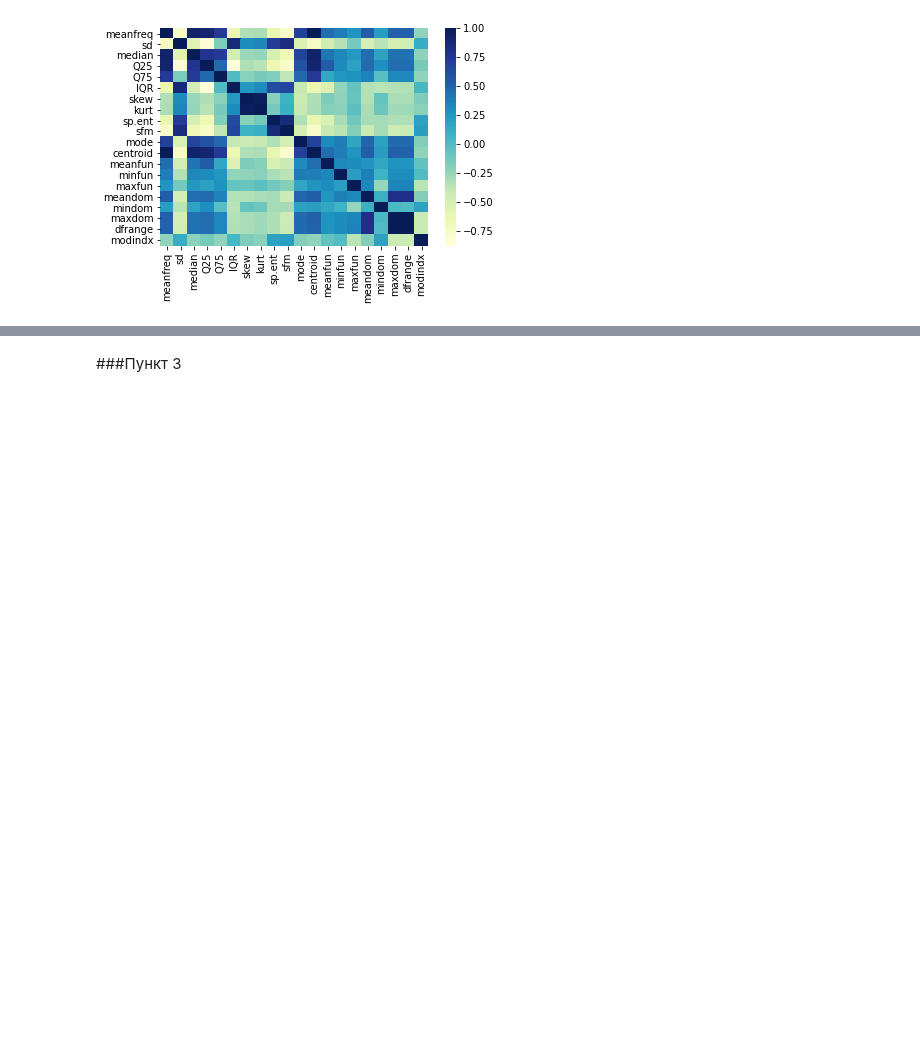
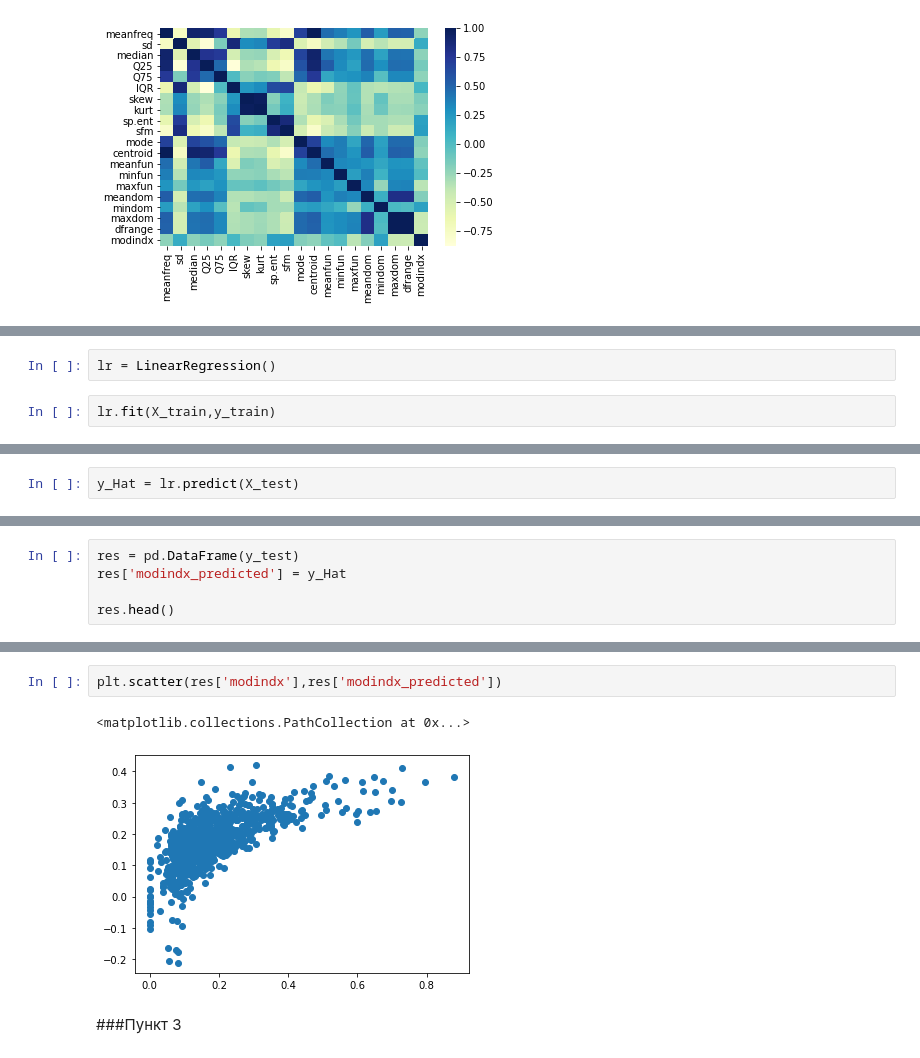
Before and after one commit to BohdanKhomik/ml2021, a Jupyter notebook: lab2/lab2.ipynb, the cells around one changed output, grey strips where cells are left out. Drawn from its saved outputs; the diff is of its cells as text; blank space fills up the shorter version.

```diff
--- a/lab2/lab2.ipynb
+++ b/lab2/lab2.ipynb
@@ -142,0 +157,4 @@ sns.heatmap(corr, cmap="YlGnBu")
+# %%
+lr = LinearRegression()
+# %%
+lr.fit(X_train,y_train)
@@ -142,0 +163,2 @@ sns.heatmap(corr, cmap="YlGnBu")
+# %%
+y_Hat = lr.predict(X_test)
@@ -142,0 +176,5 @@ sns.heatmap(corr, cmap="YlGnBu")
+# %%
+res = pd.DataFrame(y_test)
+res['modindx_predicted'] = y_Hat
+
+res.head()
@@ -143,3 +188,8 @@ sns.heatmap(corr, cmap="YlGnBu")
+# %%
+plt.scatter(res['modindx'],res['modindx_predicted'])
+# %% [output]
+<matplotlib.collections.PathCollection at 0x...>
+[figure, added]
 # %% [markdown]
 ###Пункт 3
 # %%
```
Also changed, not shown: parts of 24 cells of this notebook, 2 other files.
